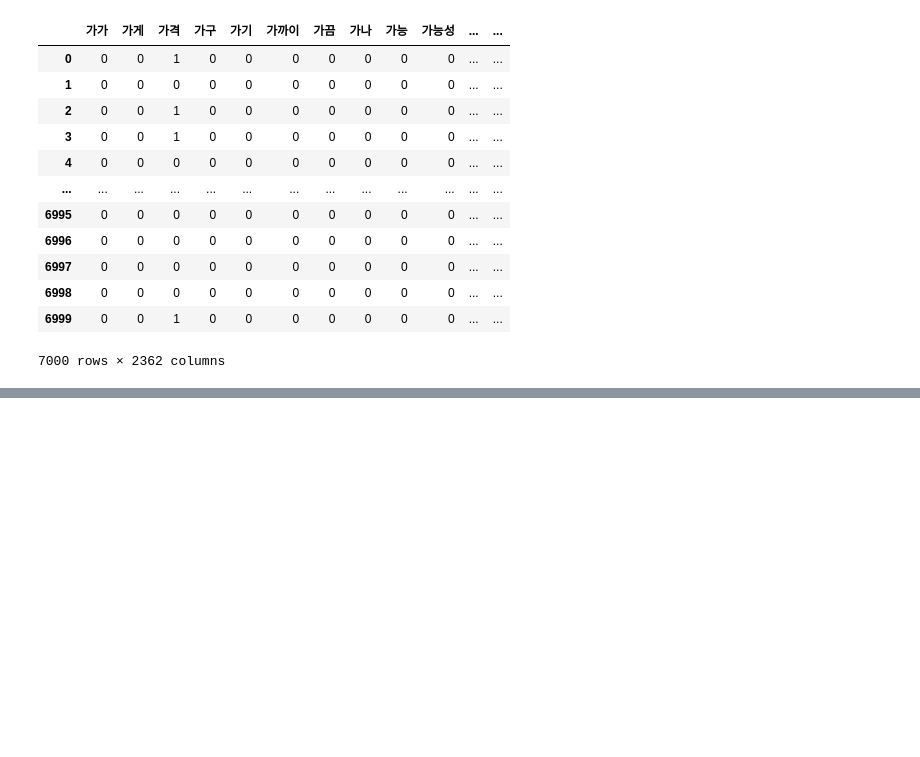
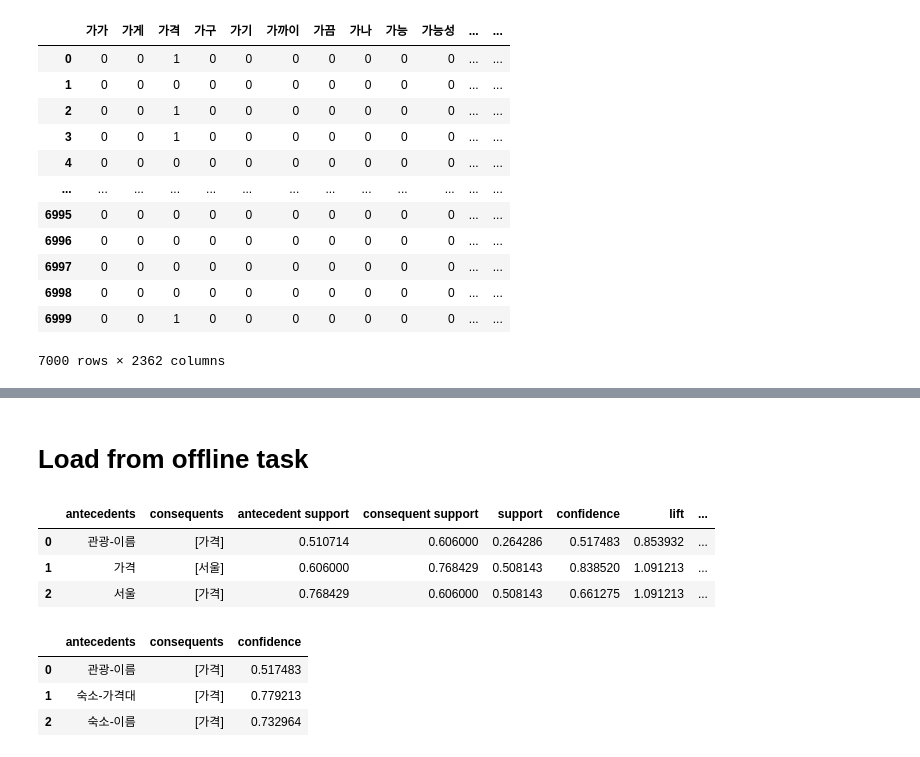
Before and after one commit to bcaitech1/p3-dst-freshtomato, a Jupyter notebook: notebooks/EDA - Market Basket Analysis.ipynb, the cells around one changed output, grey strips where cells are left out. Drawn from its saved outputs; the diff is of its cells as text; code cells hidden in the pictures; blank space fills up the shorter version.

```diff
--- a/notebooks/EDA - Market Basket Analysis.ipynb
+++ b/notebooks/EDA - Market Basket Analysis.ipynb
@@ -160,0 +163,34 @@ association_table.head(3)
+# %% [markdown]
+# Load from offline task
+# %%
+association_table = pd.read_csv('market_basket_analysis.csv')
+# %%
+# 저장한 데이터테이블을 불러오니 자료형이 제대로 매겨지지 않는 문제 발생
+# 정규표현식으로 복구
+
+def peel_antecedents(x):
+    peeled = re.search(r"[가-힣]+-[가-힣]+|[가-힣]+", x).group(0)
+    return peeled
+
+def peel_consequents(x):
+    peeled = re.findall(r"[가-힣]+-[가-힣]+|[가-힣]+|[가-힣]+-[가-힣]+ [가-힣]+", x)
+    return peeled
+# %%
+association_table['antecedents'] = association_table['antecedents'].apply(lambda x: peel_antecedents(x))
+association_table['consequents'] = association_table['consequents'].apply(lambda x: peel_consequents(x))
+association_table.head(3)
+# %% [output]
+|  | antecedents | consequents | antecedent support | consequent support | support | confidence | lift | ... |
+| 0 | 관광-이름 | [가격] | 0.510714 | 0.606000 | 0.264286 | 0.517483 | 0.853932 | ... |
+| 1 | 가격 | [서울] | 0.606000 | 0.768429 | 0.508143 | 0.838520 | 1.091213 | ... |
+| 2 | 서울 | [가격] | 0.768429 | 0.606000 | 0.508143 | 0.661275 | 1.091213 | ... |
+# %%
+slot_association_table = association_table[association_table['antecedents'].isin(slot_meta)]
+slot_association_table = slot_association_table[['antecedents', 'consequents', 'confidence']]
+slot_association_table = slot_association_table.reset_index(drop=True)
+slot_association_table.head(3)
+# %% [output]
+|  | antecedents | consequents | confidence |
+| 0 | 관광-이름 | [가격] | 0.517483 |
+| 1 | 숙소-가격대 | [가격] | 0.779213 |
+| 2 | 숙소-이름 | [가격] | 0.732964 |
```
Also changed, not shown: parts of 16 cells of this notebook, 1 other file.
